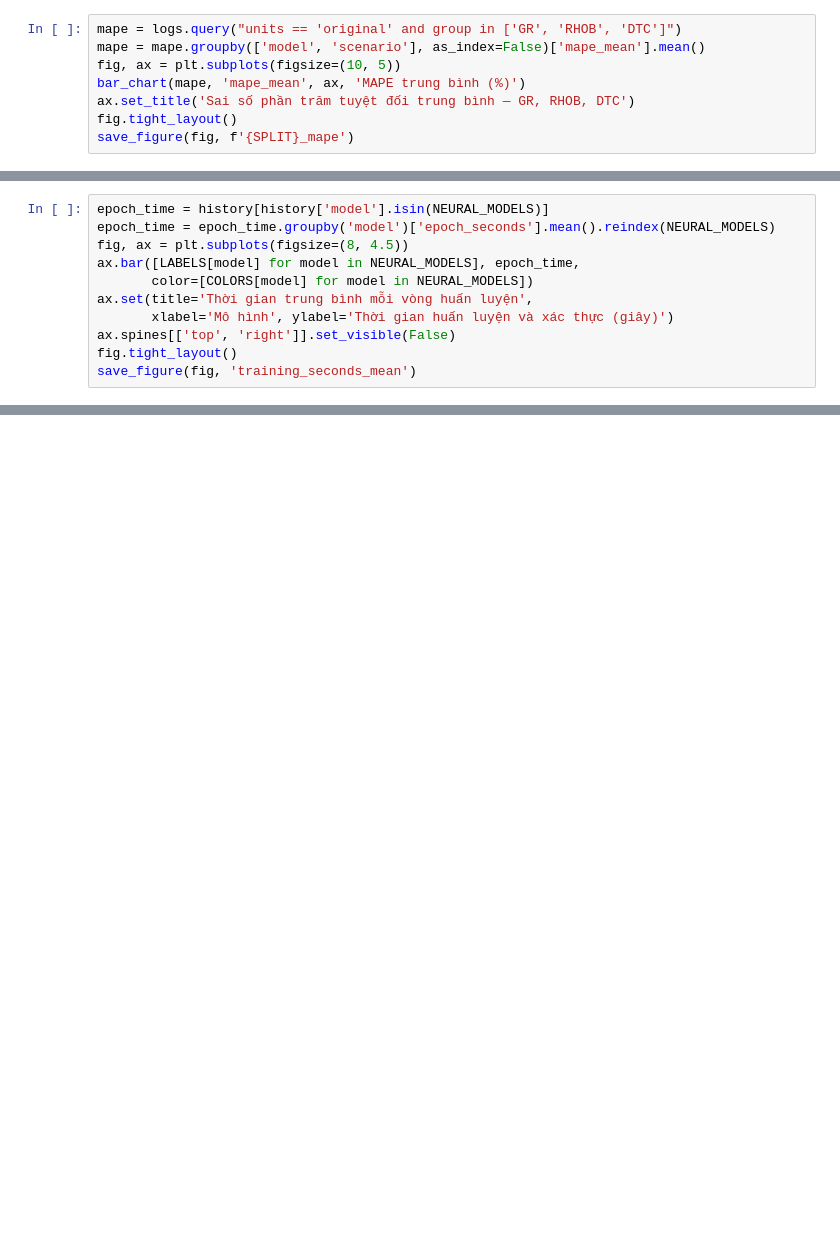
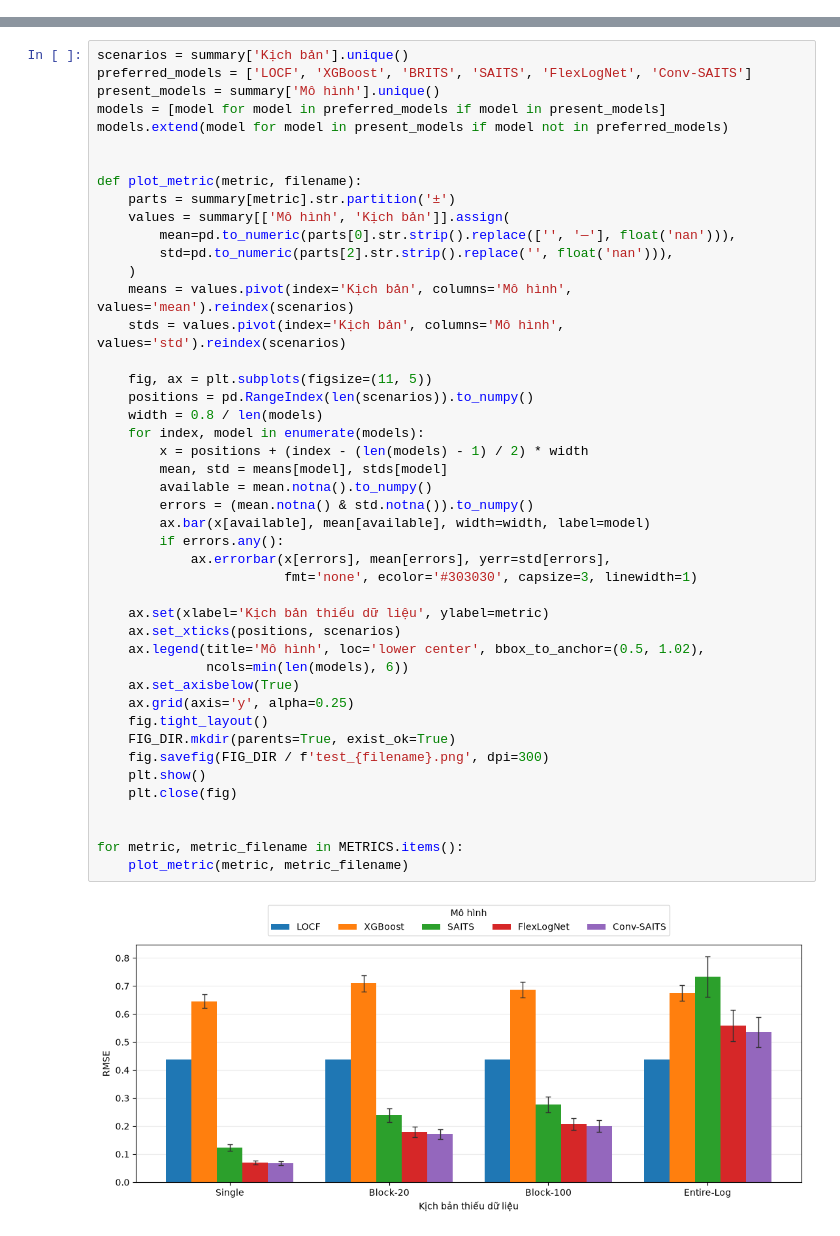
Before and after one commit to tranminhduc9/well-log-imputation, a Jupyter notebook: notebook/visualize_results.ipynb, the cells around one changed output, grey strips where cells are left out. Drawn from its saved outputs; the diff is of its cells as text; blank space fills up the shorter version.

Commit message:
update models

```diff
--- a/notebook/visualize_results.ipynb
+++ b/notebook/visualize_results.ipynb
@@ -87,8 +46,0 @@ for metric in ['mae', 'rmse']:
-# %%
-mape = logs.query("units == 'original' and group in ['GR', 'RHOB', 'DTC']")
-mape = mape.groupby(['model', 'scenario'], as_index=False)['mape_mean'].mean()
-fig, ax = plt.subplots(figsize=(10, 5))
-bar_chart(mape, 'mape_mean', ax, 'MAPE trung bình (%)')
-ax.set_title('Sai số phần trăm tuyệt đối trung bình — GR, RHOB, DTC')
-fig.tight_layout()
-save_figure(fig, f'{SPLIT}_mape')
@@ -150,11 +46,0 @@ plot_convergence('elapsed_minutes', 'Thời gian huấn luyện và xác thực
-# %%
-epoch_time = history[history['model'].isin(NEURAL_MODELS)]
-epoch_time = epoch_time.groupby('model')['epoch_seconds'].mean().reindex(NEURAL_MODELS)
-fig, ax = plt.subplots(figsize=(8, 4.5))
-ax.bar([LABELS[model] for model in NEURAL_MODELS], epoch_time,
-       color=[COLORS[model] for model in NEURAL_MODELS])
-ax.set(title='Thời gian trung bình mỗi vòng huấn luyện',
-       xlabel='Mô hình', ylabel='Thời gian huấn luyện và xác thực (giây)')
-ax.spines[['top', 'right']].set_visible(False)
-fig.tight_layout()
-save_figure(fig, 'training_seconds_mean')
@@ -171,0 +71,47 @@ display(parameter_table.style.format({'Số tham số': '{:,.0f}'}, na_rep='—'
+# %%
+scenarios = summary['Kịch bản'].unique()
+preferred_models = ['LOCF', 'XGBoost', 'BRITS', 'SAITS', 'FlexLogNet', 'Conv-SAITS']
+present_models = summary['Mô hình'].unique()
+models = [model for model in preferred_models if model in present_models]
+models.extend(model for model in present_models if model not in preferred_models)
+
+
+def plot_metric(metric, filename):
+    parts = summary[metric].str.partition('±')
+    values = summary[['Mô hình', 'Kịch bản']].assign(
+        mean=pd.to_numeric(parts[0].str.strip().replace(['', '—'], float('nan'))),
+        std=pd.to_numeric(parts[2].str.strip().replace('', float('nan'))),
+    )
+    means = values.pivot(index='Kịch bản', columns='Mô hình', values='mean').reindex(scenarios)
+    stds = values.pivot(index='Kịch bản', columns='Mô hình', values='std').reindex(scenarios)
+
+    fig, ax = plt.subplots(figsize=(11, 5))
+    positions = pd.RangeIndex(len(scenarios)).to_numpy()
+    width = 0.8 / len(models)
+    for index, model in enumerate(models):
+        x = positions + (index - (len(models) - 1) / 2) * width
+        mean, std = means[model], stds[model]
+        available = mean.notna().to_numpy()
+        errors = (mean.notna() & std.notna()).to_numpy()
+        ax.bar(x[available], mean[available], width=width, label=model)
+        if errors.any():
+            ax.errorbar(x[errors], mean[errors], yerr=std[errors],
+                        fmt='none', ecolor='#303030', capsize=3, linewidth=1)
+
+    ax.set(xlabel='Kịch bản thiếu dữ liệu', ylabel=metric)
+    ax.set_xticks(positions, scenarios)
+    ax.legend(title='Mô hình', loc='lower center', bbox_to_anchor=(0.5, 1.02),
+              ncols=min(len(models), 6))
+    ax.set_axisbelow(True)
+    ax.grid(axis='y', alpha=0.25)
+    fig.tight_layout()
+    FIG_DIR.mkdir(parents=True, exist_ok=True)
+    fig.savefig(FIG_DIR / f'test_{filename}.png', dpi=300)
+    plt.show()
+    plt.close(fig)
+
+
+for metric, metric_filename in METRICS.items():
+    plot_metric(metric, metric_filename)
+# %% [output]
+[figure, added]
```
Also changed, not shown: parts of 22 cells of this notebook, 14 other files.
